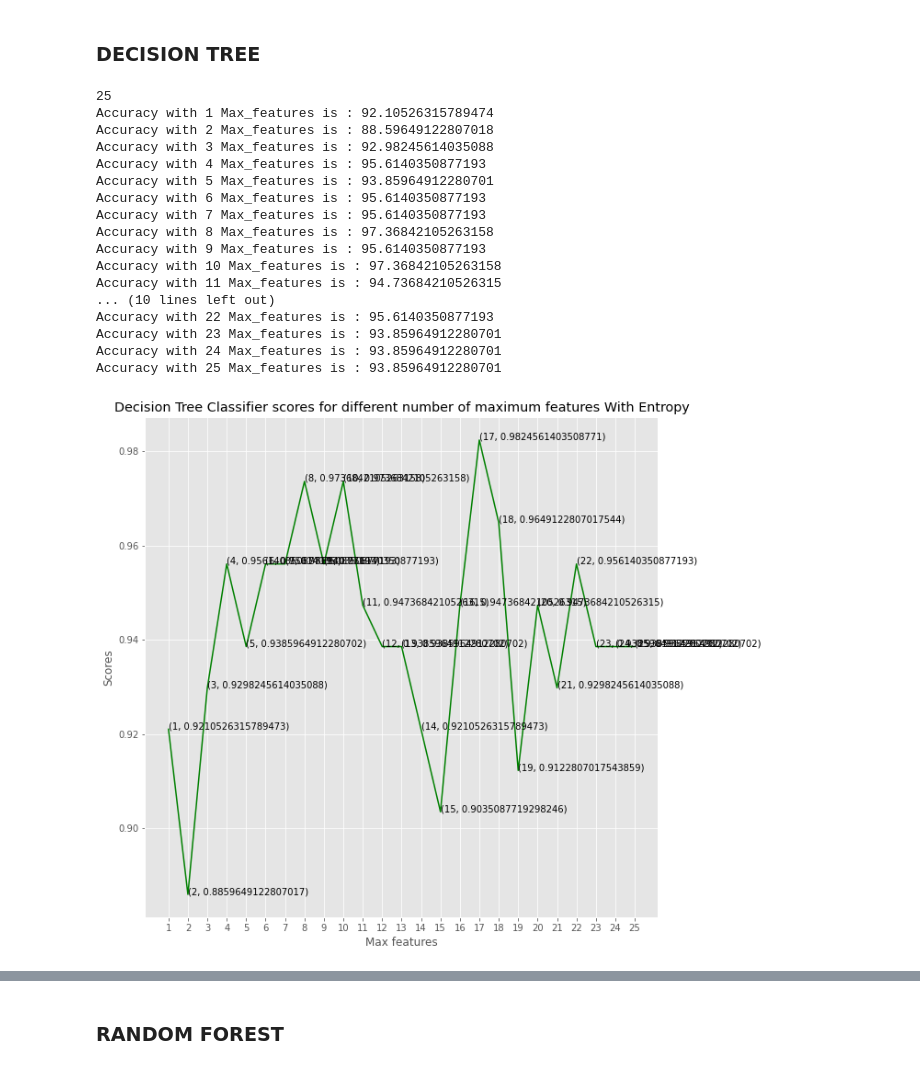
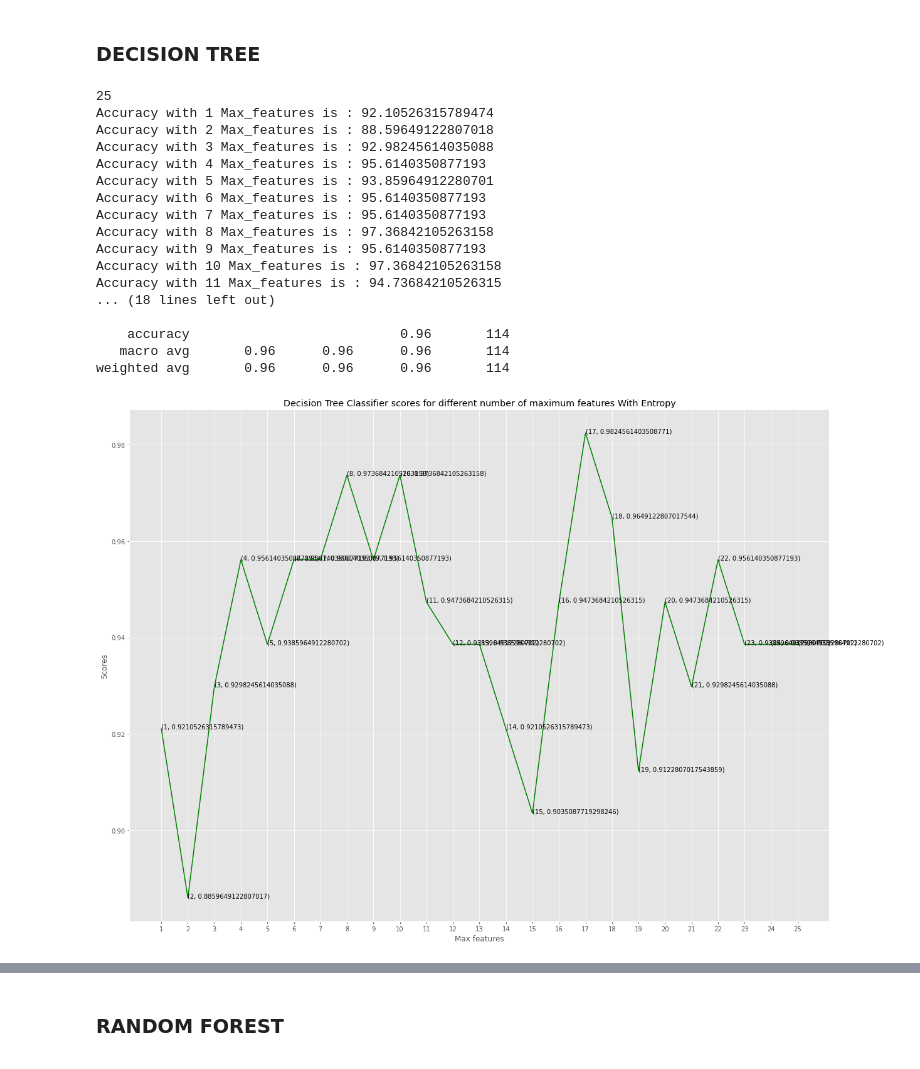
Before and after one commit to Aman-1701/Cancer_Winconsin, a Jupyter notebook: Cancer_Winconsin_1.ipynb, the cells around one changed output, grey strips where cells are left out. Cells and saved outputs as stored; diff of their text form; code cells hidden in the pictures.

```diff
--- a/Cancer_Winconsin_1.ipynb
+++ b/Cancer_Winconsin_1.ipynb
@@ -188,40 +240,41 @@ dtsc = []
 print(len(X.columns))
 for i in range(1, len(X.columns) + 1):
     dt_classifier = DecisionTreeClassifier(max_features = i, random_state = 0,criterion='entropy')
     dt_classifier.fit(X_train,y_train)
     dt_pred=dt_classifier.predict(X_test)
     dtsc.append(accuracy_score(y_test, dt_pred))
     print("Accuracy with",i,"Max_features is :", accuracy_score(y_test, dt_pred)*100)
-plt.figure(figsize=(10,10))
+plt.figure(figsize=(20,15))
 plt.plot([i for i in range(1, len(X.columns) + 1)], dtsc, color = 'green')
 for i in range(1, len(X.columns) + 1):
     plt.text(i, dtsc[i-1], (i, dtsc[i-1]))
 plt.xticks([i for i in range(1, len(X.columns) + 1)])
 plt.xlabel('Max features')
 plt.ylabel('Scores')
 plt.title('Decision Tree Classifier scores for different number of maximum features With Entropy')
 s=max(dtsc)
 accuracy.append(s)
 model.append("DECISION TREE (Ent)")
+print(classification_report(y_test,y_pred))
 # %% [output]
 25
 Accuracy with 1 Max_features is : 92.10526315789474
 Accuracy with 2 Max_features is : 88.59649122807018
 Accuracy with 3 Max_features is : 92.98245614035088
 Accuracy with 4 Max_features is : 95.6140350877193
 Accuracy with 5 Max_features is : 93.85964912280701
 Accuracy with 6 Max_features is : 95.6140350877193
 Accuracy with 7 Max_features is : 95.6140350877193
 Accuracy with 8 Max_features is : 97.36842105263158
 Accuracy with 9 Max_features is : 95.6140350877193
 Accuracy with 10 Max_features is : 97.36842105263158
 Accuracy with 11 Max_features is : 94.73684210526315
-... (10 lines left out)
-Accuracy with 22 Max_features is : 95.6140350877193
-Accuracy with 23 Max_features is : 93.85964912280701
-Accuracy with 24 Max_features is : 93.85964912280701
-Accuracy with 25 Max_features is : 93.85964912280701
+... (18 lines left out)
+
+    accuracy                           0.96       114
+   macro avg       0.96      0.96      0.96       114
+weighted avg       0.96      0.96      0.96       114
-[figure, old version]
+[figure, new version]
 # %%
 dtsc = []
 print(len(X.columns))
```
Also changed, not shown: parts of 9 cells of this notebook.
